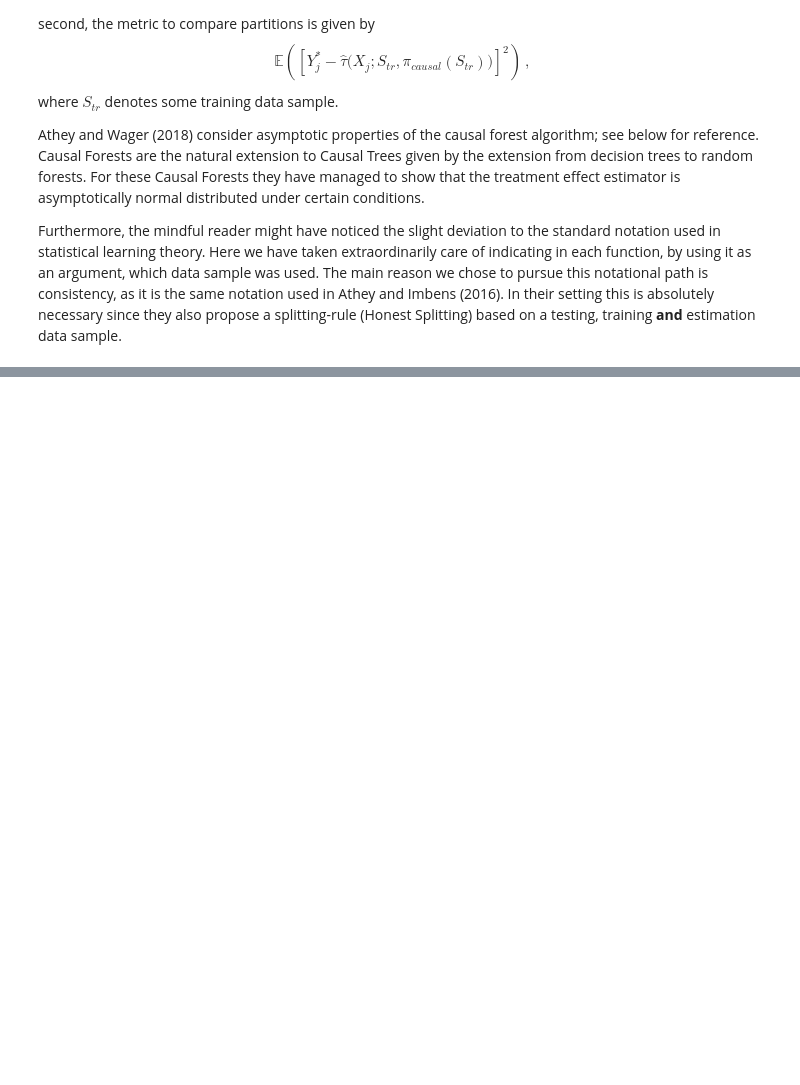
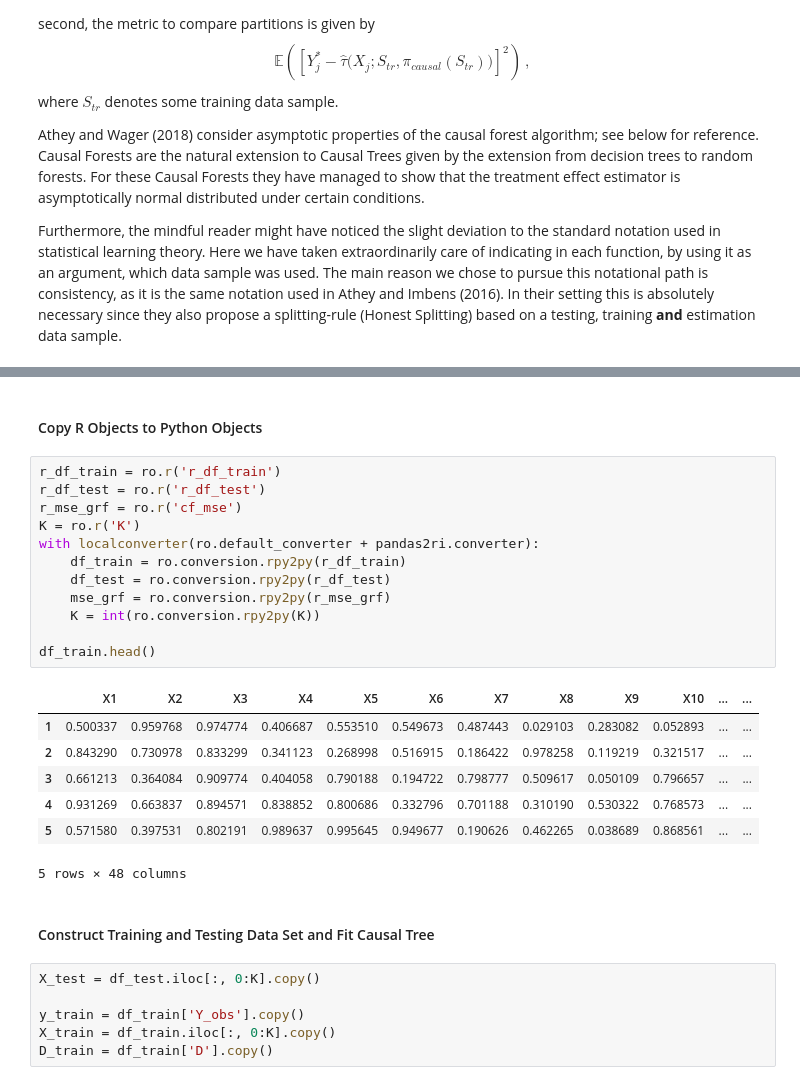
Before and after one commit to timmens/student-project-timmens, a Jupyter notebook: causal_tree/causal_tree.ipynb, the cells around one changed output, grey strips where cells are left out. Drawn from its saved outputs; the diff is of its cells as text; blank space fills up the shorter version.

Commit message:
Integrated sandbox.ipynb into causal_tree.ipynb

```diff
--- a/causal_tree/causal_tree.ipynb
+++ b/causal_tree/causal_tree.ipynb
@@ -105,0 +203,30 @@ import numpy as np
+# %% [markdown]
+#### Copy R Objects to Python Objects
+# %%
+r_df_train = ro.r('r_df_train')
+r_df_test = ro.r('r_df_test')
+r_mse_grf = ro.r('cf_mse')
+K = ro.r('K')
+with localconverter(ro.default_converter + pandas2ri.converter):
+    df_train = ro.conversion.rpy2py(r_df_train)
+    df_test = ro.conversion.rpy2py(r_df_test)
+    mse_grf = ro.conversion.rpy2py(r_mse_grf)
+    K = int(ro.conversion.rpy2py(K))
+
+df_train.head()
+# %% [output]
+|  | X1 | X2 | X3 | X4 | X5 | X6 | X7 | X8 | X9 | X10 | ... | ... |
+| 1 | 0.500337 | 0.959768 | 0.974774 | 0.406687 | 0.553510 | 0.549673 | 0.487443 | 0.029103 | 0.283082 | 0.052893 | ... | ... |
+| 2 | 0.843290 | 0.730978 | 0.833299 | 0.341123 | 0.268998 | 0.516915 | 0.186422 | 0.978258 | 0.119219 | 0.321517 | ... | ... |
+| 3 | 0.661213 | 0.364084 | 0.909774 | 0.404058 | 0.790188 | 0.194722 | 0.798777 | 0.509617 | 0.050109 | 0.796657 | ... | ... |
+| 4 | 0.931269 | 0.663837 | 0.894571 | 0.838852 | 0.800686 | 0.332796 | 0.701188 | 0.310190 | 0.530322 | 0.768573 | ... | ... |
+| 5 | 0.571580 | 0.397531 | 0.802191 | 0.989637 | 0.995645 | 0.949677 | 0.190626 | 0.462265 | 0.038689 | 0.868561 | ... | ... |
+5 rows × 48 columns
+# %% [markdown]
+#### Construct Training and Testing Data Set and Fit Causal Tree
+# %%
+X_test = df_test.iloc[:, 0:K].copy()
+
+y_train = df_train['Y_obs'].copy()
+X_train = df_train.iloc[:, 0:K].copy()
+D_train = df_train['D'].copy()
```
Also changed, not shown: parts of 20 cells of this notebook, 5 other files.
